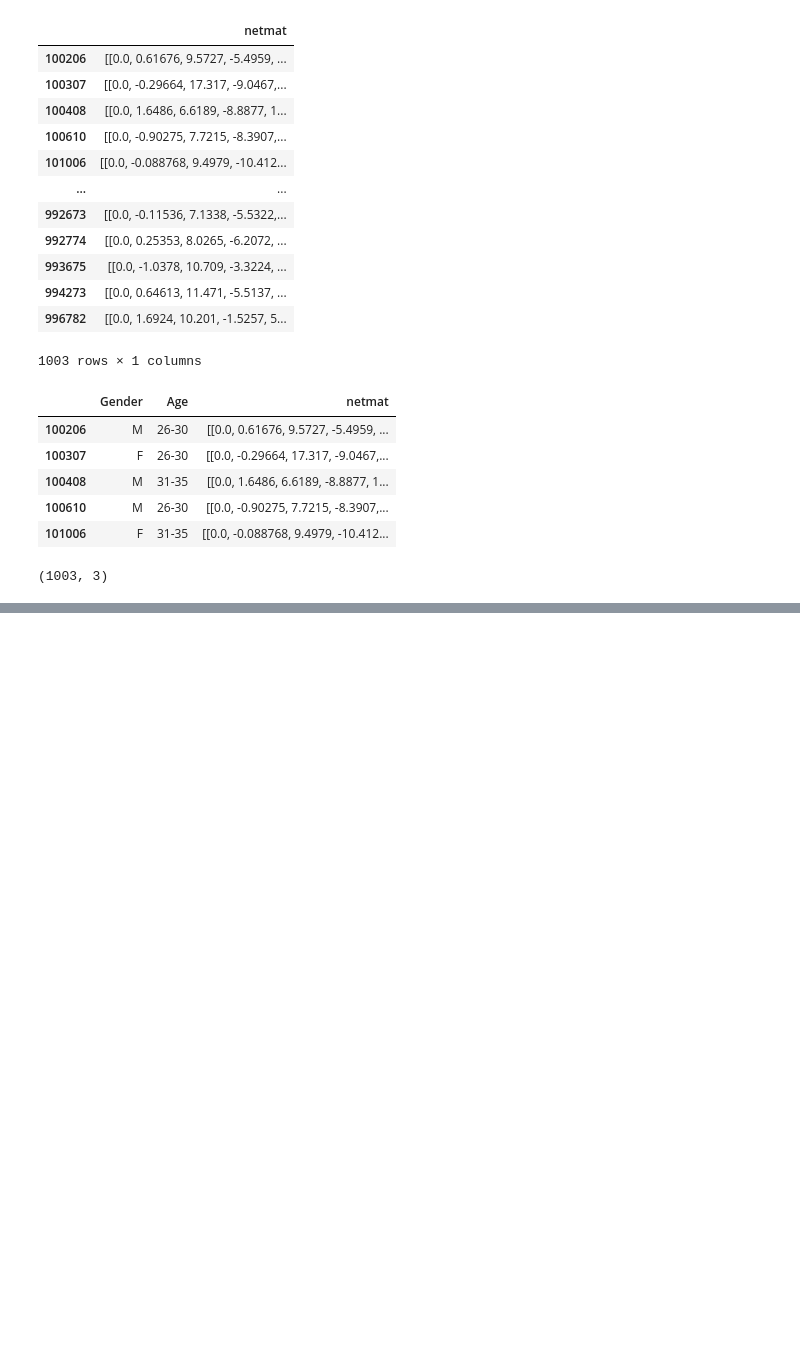
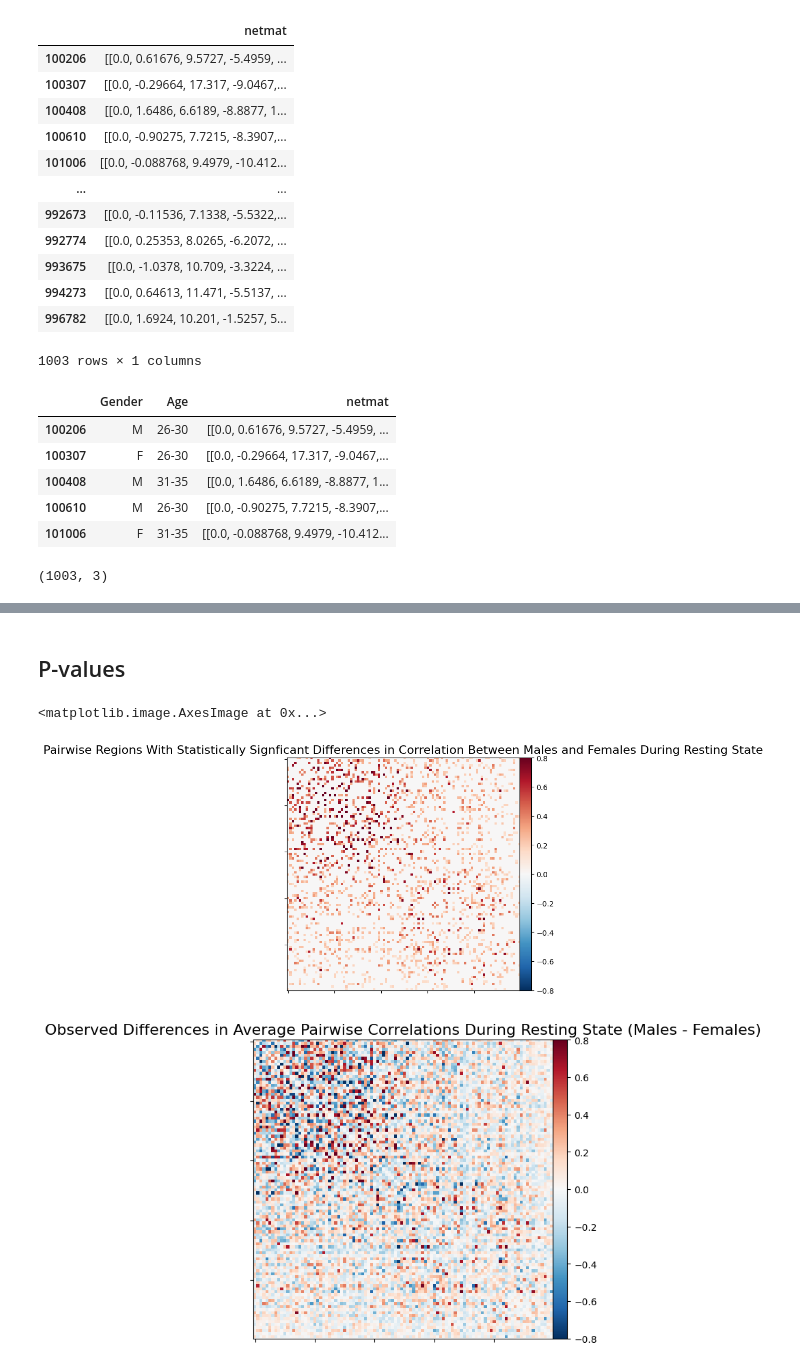
Before and after one commit to AndrewCheng02/DSC180B-Capstone-ProjectA09, a Jupyter notebook: HCP Data.ipynb, the cells around one changed output, grey strips where cells are left out. Cells and saved outputs as stored; diff of their text form; code cells hidden in the pictures; blank space fills up the shorter version.

```diff
--- a/HCP Data.ipynb
+++ b/HCP Data.ipynb
@@ -152,0 +282,15 @@ data.shape
+# %% [markdown]
+## P-values
+# %%
+p_vals = np.mean((np.array(differences) > diff_avg_netmat), axis=0) # proportion of differences greater than observed difference for each pairwise region
+significant_regions = np.where(p_vals < 0.01, diff_avg_netmat, 0)
+
+plotting.plot_matrix( # visualize element-wise difference of averages
+    significant_regions, colorbar=True, vmax=0.8, vmin=-0.8, title = "Pairwise Regions With Statistically Signficant Differences in Correlation Between Males and Females During Resting State")
+
+plotting.plot_matrix( # visualize element-wise difference of averages
+    diff_avg_netmat, colorbar=True, vmax=0.8, vmin=-0.8, title = "Observed Differences in Average Pairwise Correlations During Resting State (Males - Females)")
+# %% [output]
+<matplotlib.image.AxesImage at 0x...>
+[figure, added]
+[figure, added]
```
Also changed, not shown: parts of 31 cells of this notebook, 1 other file.
